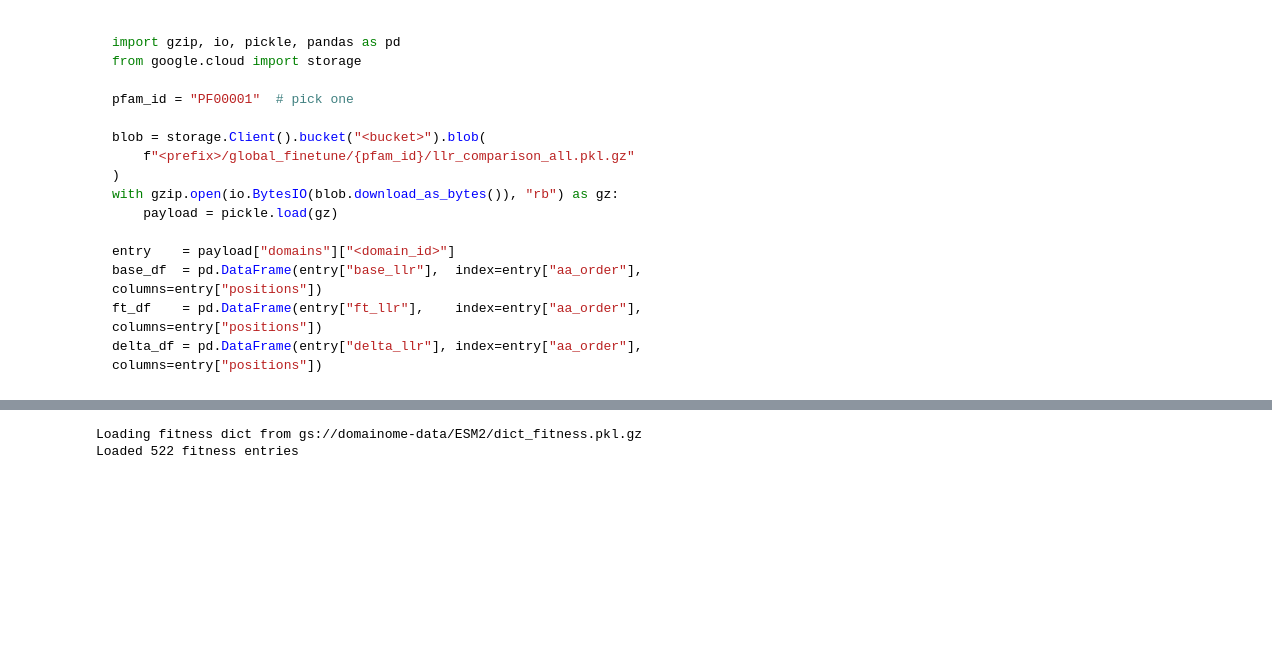
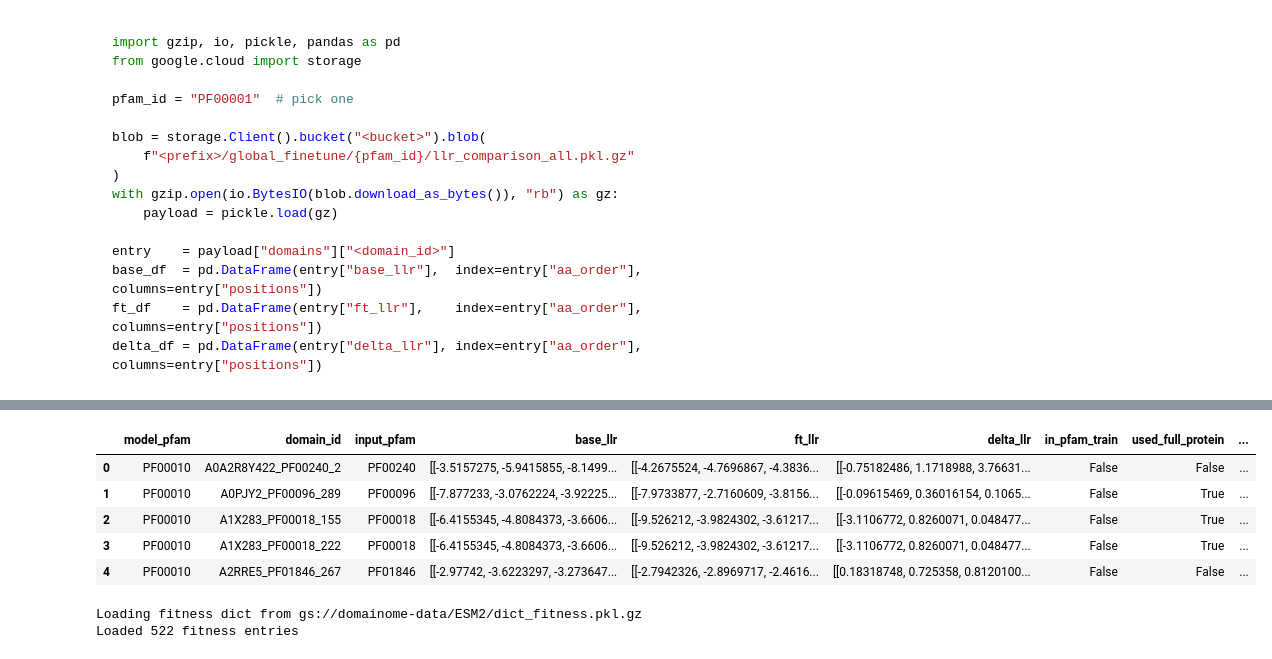
Before and after one commit to Hutch-Johnson/Protein-Language-Models, a Jupyter notebook: ESM_domainome_pfam_all_EDA.ipynb, the cells around one changed output, grey strips where cells are left out. Saved outputs shown, nothing was run; the diff lists cells and outputs as text; code cells hidden in the pictures; blank space fills up the shorter version.

```diff
--- a/ESM_domainome_pfam_all_EDA.ipynb
+++ b/ESM_domainome_pfam_all_EDA.ipynb
@@ -353,0 +370,4 @@ llr_df.head()
+# %%
+llr_df.rename(columns={'pfam_id':'model_pfam'},inplace=True)
+# %%
+llr_df['input_pfam'] = llr_df['domain_id'].str.split("_").str[1]
@@ -354,3 +394,19 @@ llr_df.head()
+# %%
+clean_llr_df = llr_df[['model_pfam', 'domain_id', 'input_pfam', 'base_llr', 'ft_llr', 'delta_llr', 'in_pfam_train', 'used_full_protein', 'sequence', 'pfam_best_config']]
+# %%
+clean_llr_df["n_input_pfam_per_model"] = (
+    clean_llr_df.groupby(["model_pfam", "input_pfam"])["domain_id"]
+      .transform("count")
+)
+# %%
+clean_llr_df.head()
+# %% [output]
+|  | model_pfam | domain_id | input_pfam | base_llr | ft_llr | delta_llr | in_pfam_train | used_full_protein | ... |
+| 0 | PF00010 | A0A2R8Y422_PF00240_2 | PF00240 | [[-3.5157275, -5.9415855, -8.1499... | [[-4.2675524, -4.7696867, -4.3836... | [[-0.75182486, 1.1718988, 3.76631... | False | False | ... |
+| 1 | PF00010 | A0PJY2_PF00096_289 | PF00096 | [[-7.877233, -3.0762224, -3.92225... | [[-7.9733877, -2.7160609, -3.8156... | [[-0.09615469, 0.36016154, 0.1065... | False | True | ... |
+| 2 | PF00010 | A1X283_PF00018_155 | PF00018 | [[-6.4155345, -4.8084373, -3.6606... | [[-9.526212, -3.9824302, -3.61217... | [[-3.1106772, 0.8260071, 0.048477... | False | True | ... |
+| 3 | PF00010 | A1X283_PF00018_222 | PF00018 | [[-6.4155345, -4.8084373, -3.6606... | [[-9.526212, -3.9824302, -3.61217... | [[-3.1106772, 0.8260071, 0.048477... | False | True | ... |
+| 4 | PF00010 | A2RRE5_PF01846_267 | PF01846 | [[-2.97742, -3.6223297, -3.273647... | [[-2.7942326, -2.8969717, -2.4616... | [[0.18318748, 0.725358, 0.8120100... | False | False | ... |
 # %%
 # ── Spearman: fitness vs (base LLR, finetuned LLR) per domain × pfam ────────
 #
```
Also changed, not shown: parts of 7 cells of this notebook.
